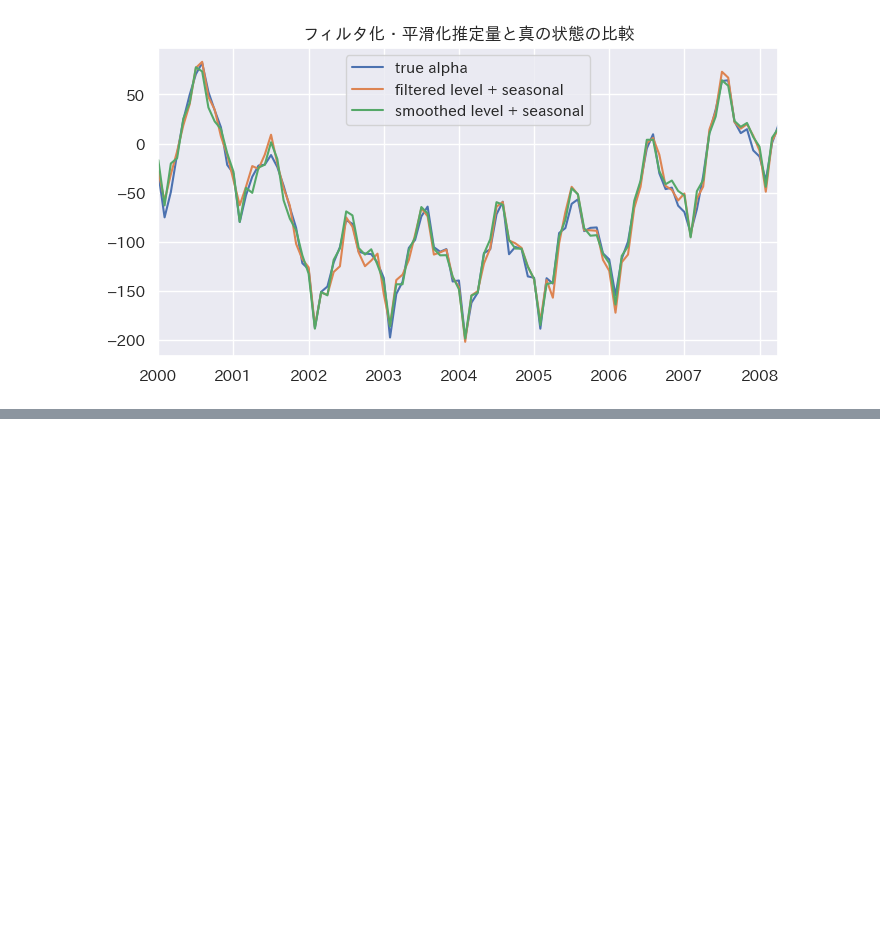
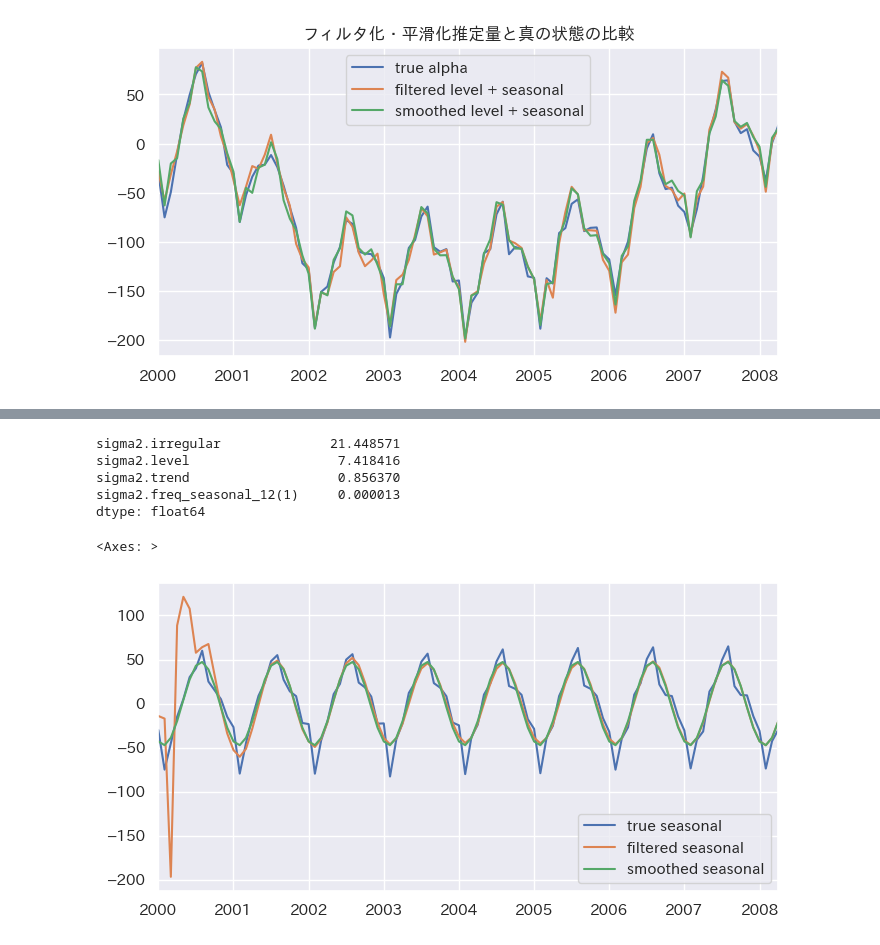
Before and after one commit to maton369/Python_Time_Series_Intro, a Jupyter notebook: 5-5-基本構造時系列モデル.ipynb, the cells around one changed output, grey strips where cells are left out. Drawn from its saved outputs; the diff is of its cells as text; code cells hidden in the pictures; blank space fills up the shorter version.

```diff
--- a/5-5-基本構造時系列モデル.ipynb
+++ b/5-5-基本構造時系列モデル.ipynb
@@ -1139,0 +1199,26 @@ plot_df.plot(title="フィルタ化・平滑化推定量と真の状態の比較
+# %%
+# 参考：推定された分散の平方根
+np.sqrt(res_bsts_tri.params)
+# %% [output]
+sigma2.irregular              21.448571
+sigma2.level                   7.418416
+sigma2.trend                   0.856370
+sigma2.freq_seasonal_12(1)     0.000013
+dtype: float64
+# %%
+# フィルタ化推定量・平滑化推定量を合わせて図示
+
+# DataFrameにまとめる
+plot_df = pd.DataFrame(
+    {
+        "true seasonal": bsts_df.s,
+        "filtered seasonal": res_bsts_tri.freq_seasonal[0]["filtered"],
+        "smoothed seasonal": res_bsts_tri.freq_seasonal[0]["smoothed"],
+    }
+)
+
+# 可視化
+plot_df.plot()
+# %% [output]
+<Axes: >
+[figure, added]
```
Also changed, not shown: parts of 3 cells of this notebook.
